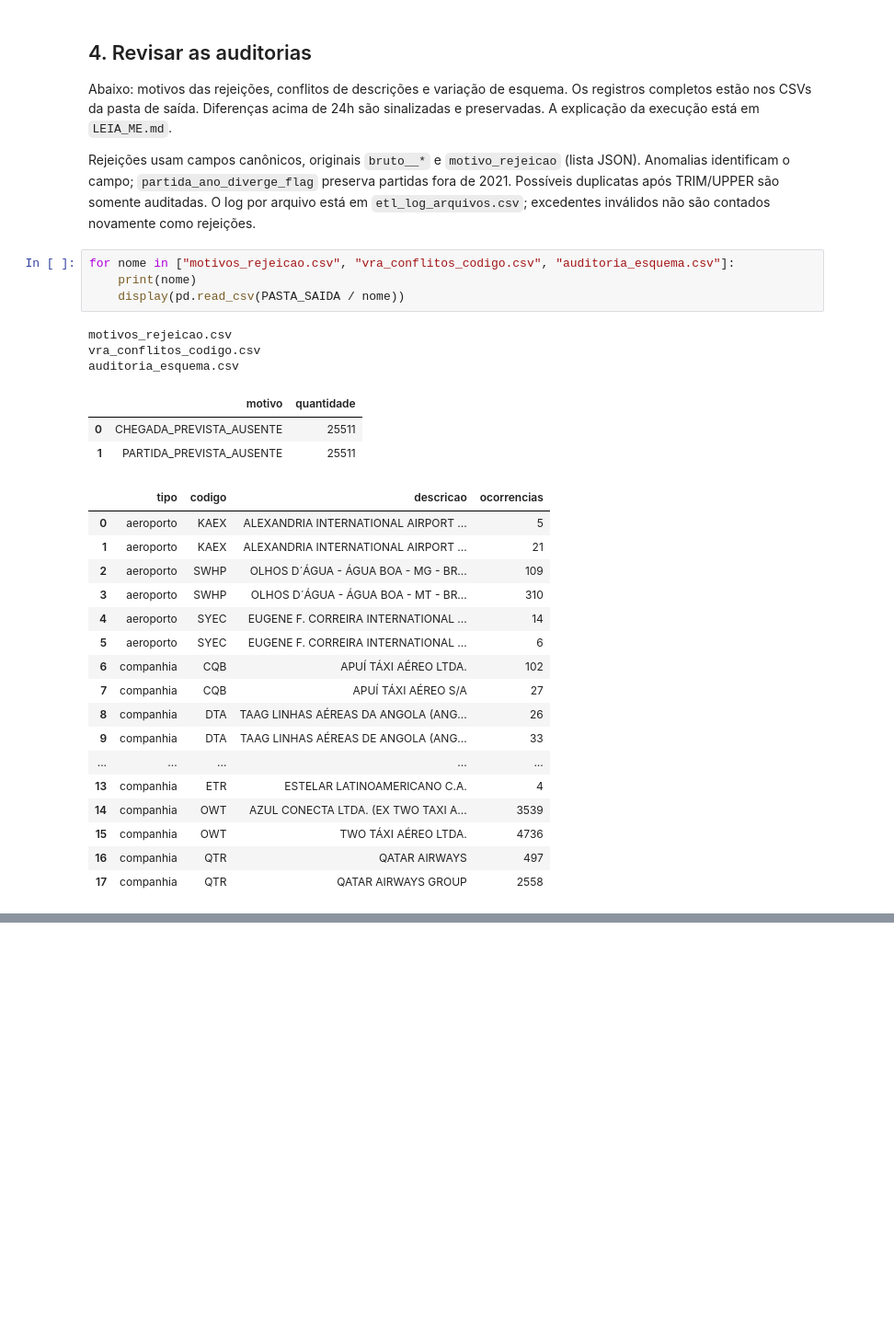
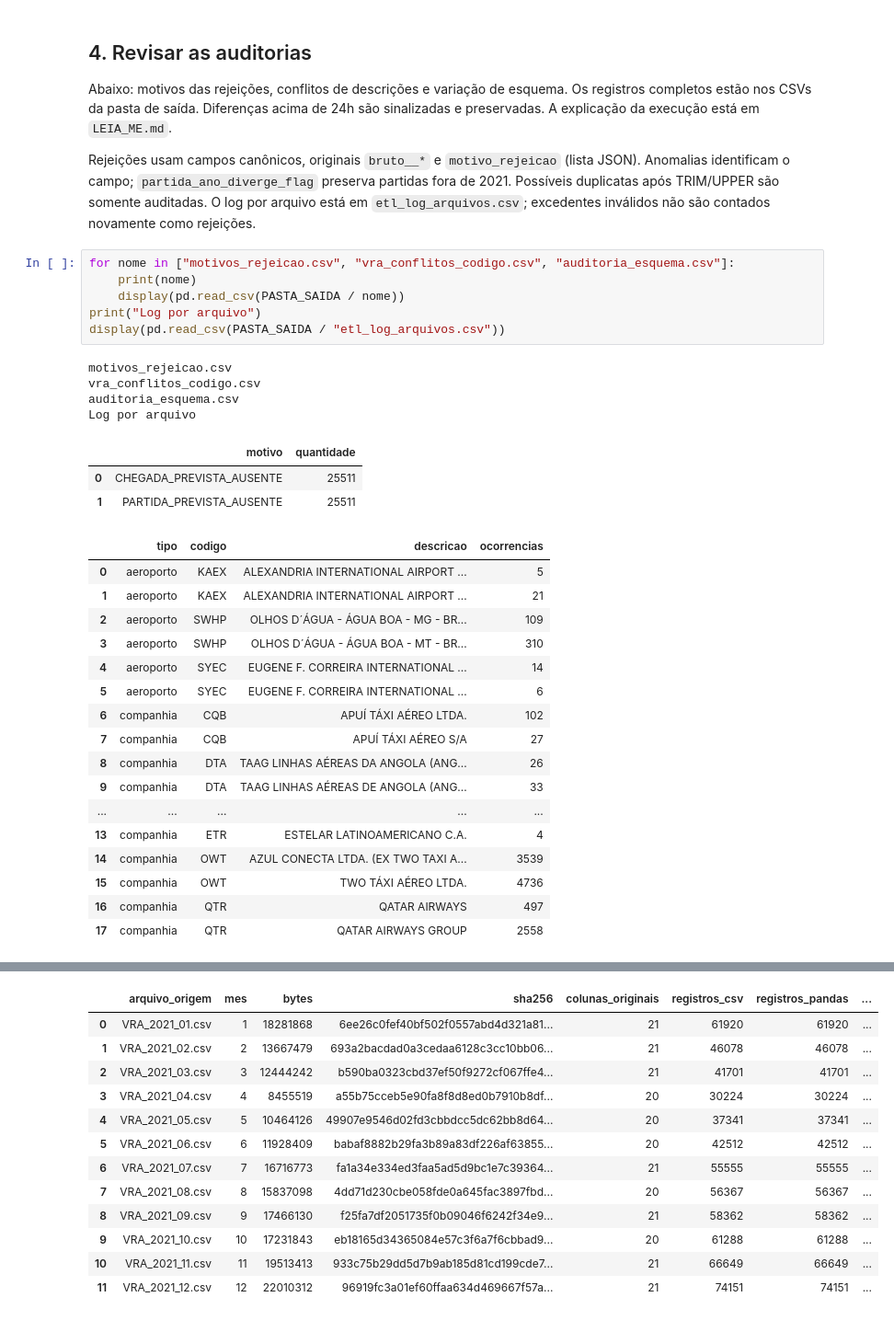
Before and after one commit to LeonardoBarrosCavalcantiNeto/Projeto-de-integracao-BD, a Jupyter notebook: notebooks/ETL/etl_vra_anac_2021.ipynb, the cells around one changed output, grey strips where cells are left out. Shown at 92% size. Cells and saved outputs as stored; diff of their text form; blank space fills up the shorter version.

```diff
--- a/notebooks/ETL/etl_vra_anac_2021.ipynb
+++ b/notebooks/ETL/etl_vra_anac_2021.ipynb
@@ -148,36 +161,52 @@ em `etl_log_arquivos.csv`; excedentes inválidos não são contados novamente co
 for nome in ["motivos_rejeicao.csv", "vra_conflitos_codigo.csv", "auditoria_esquema.csv"]:
     print(nome)
     display(pd.read_csv(PASTA_SAIDA / nome))
+print("Log por arquivo")
+display(pd.read_csv(PASTA_SAIDA / "etl_log_arquivos.csv"))
 # %% [output]
 motivos_rejeicao.csv
 vra_conflitos_codigo.csv
 auditoria_esquema.csv
+Log por arquivo
 |  | motivo | quantidade |
 | 0 | CHEGADA_PREVISTA_AUSENTE | 25511 |
 | 1 | PARTIDA_PREVISTA_AUSENTE | 25511 |
 |  | tipo | codigo | descricao | ocorrencias |
 | 0 | aeroporto | KAEX | ALEXANDRIA INTERNATIONAL AIRPORT ... | 5 |
 | 1 | aeroporto | KAEX | ALEXANDRIA INTERNATIONAL AIRPORT ... | 21 |
 | 2 | aeroporto | SWHP | OLHOS D´ÁGUA - ÁGUA BOA - MG - BR... | 109 |
 | 3 | aeroporto | SWHP | OLHOS D´ÁGUA - ÁGUA BOA - MT - BR... | 310 |
 | 4 | aeroporto | SYEC | EUGENE F. CORREIRA INTERNATIONAL ... | 14 |
 | 5 | aeroporto | SYEC | EUGENE F. CORREIRA INTERNATIONAL ... | 6 |
 | 6 | companhia | CQB | APUÍ TÁXI AÉREO LTDA. | 102 |
 | 7 | companhia | CQB | APUÍ TÁXI AÉREO S/A | 27 |
 | 8 | companhia | DTA | TAAG LINHAS AÉREAS DA ANGOLA (ANG... | 26 |
 | 9 | companhia | DTA | TAAG LINHAS AÉREAS DE ANGOLA (ANG... | 33 |
 | ... | ... | ... | ... | ... |
 | 13 | companhia | ETR | ESTELAR LATINOAMERICANO C.A. | 4 |
 | 14 | companhia | OWT | AZUL CONECTA LTDA. (EX TWO TAXI A... | 3539 |
 | 15 | companhia | OWT | TWO TÁXI AÉREO LTDA. | 4736 |
 | 16 | companhia | QTR | QATAR AIRWAYS | 497 |
 | 17 | companhia | QTR | QATAR AIRWAYS GROUP | 2558 |
 |  | arquivo | registros | codeshare_preenchido | exemplos | ano_origem | tipo_ocorrencia | decisao |
 | 0 | VRA_2021_01.csv | 61920 | 23061 | ["ETD/4375", "ETD/4399", "GLO/500... | 2021 | VARIACAO_ESQUEMA_CODESHARE | Preservar na base bruta e auditar... |
 | 1 | VRA_2021_02.csv | 46078 | 18763 | ["ETD/4375", "ETD/4399", "GLO/500... | 2021 | VARIACAO_ESQUEMA_CODESHARE | Preservar na base bruta e auditar... |
 | 2 | VRA_2021_03.csv | 41701 | 19217 | ["ETD/4375", "ETD/4399", "GLO/500... | 2021 | VARIACAO_ESQUEMA_CODESHARE | Preservar na base bruta e auditar... |
 | 3 | VRA_2021_07.csv | 55555 | 15357 | ["ETD/4375", "ETD/4399", "GLO/500... | 2021 | VARIACAO_ESQUEMA_CODESHARE | Preservar na base bruta e auditar... |
 | 4 | VRA_2021_09.csv | 58362 | 15577 | ["ETD/4375", "ETD/4399", "GLO/500... | 2021 | VARIACAO_ESQUEMA_CODESHARE | Preservar na base bruta e auditar... |
 | 5 | VRA_2021_11.csv | 66649 | 4219 | ["JBU/4436", "JBU/4437", "JBU/443... | 2021 | VARIACAO_ESQUEMA_CODESHARE | Preservar na base bruta e auditar... |
 | 6 | VRA_2021_12.csv | 74151 | 16285 | ["JBU/4436", "JBU/4437", "JBU/445... | 2021 | VARIACAO_ESQUEMA_CODESHARE | Preservar na base bruta e auditar... |
+|  | arquivo_origem | mes | bytes | sha256 | colunas_originais | registros_csv | registros_pandas | ... |
+| 0 | VRA_2021_01.csv | 1 | 18281868 | 6ee26c0fef40bf502f0557abd4d321a81... | 21 | 61920 | 61920 | ... |
+| 1 | VRA_2021_02.csv | 2 | 13667479 | 693a2bacdad0a3cedaa6128c3cc10bb06... | 21 | 46078 | 46078 | ... |
+| 2 | VRA_2021_03.csv | 3 | 12444242 | b590ba0323cbd37ef50f9272cf067ffe4... | 21 | 41701 | 41701 | ... |
+| 3 | VRA_2021_04.csv | 4 | 8455519 | a55b75cceb5e90fa8f8d8ed0b7910b8df... | 20 | 30224 | 30224 | ... |
+| 4 | VRA_2021_05.csv | 5 | 10464126 | 49907e9546d02fd3cbbdcc5dc62bb8d64... | 20 | 37341 | 37341 | ... |
+| 5 | VRA_2021_06.csv | 6 | 11928409 | babaf8882b29fa3b89a83df226af63855... | 20 | 42512 | 42512 | ... |
+| 6 | VRA_2021_07.csv | 7 | 16716773 | fa1a34e334ed3faa5ad5d9bc1e7c39364... | 21 | 55555 | 55555 | ... |
+| 7 | VRA_2021_08.csv | 8 | 15837098 | 4dd71d230cbe058fde0a645fac3897fbd... | 20 | 56367 | 56367 | ... |
+| 8 | VRA_2021_09.csv | 9 | 17466130 | f25fa7df2051735f0b09046f6242f34e9... | 21 | 58362 | 58362 | ... |
+| 9 | VRA_2021_10.csv | 10 | 17231843 | eb18165d34365084e57c3f6a7f6cbbad9... | 20 | 61288 | 61288 | ... |
+| 10 | VRA_2021_11.csv | 11 | 19513413 | 933c75b29dd5d7b9ab185d81cd199cde7... | 21 | 66649 | 66649 | ... |
+| 11 | VRA_2021_12.csv | 12 | 22010312 | 96919fc3a01ef60ffaa634d469667f57a... | 21 | 74151 | 74151 | ... |
 # %% [markdown]
```
Also changed, not shown: parts of 5 cells of this notebook, 12 other files.
